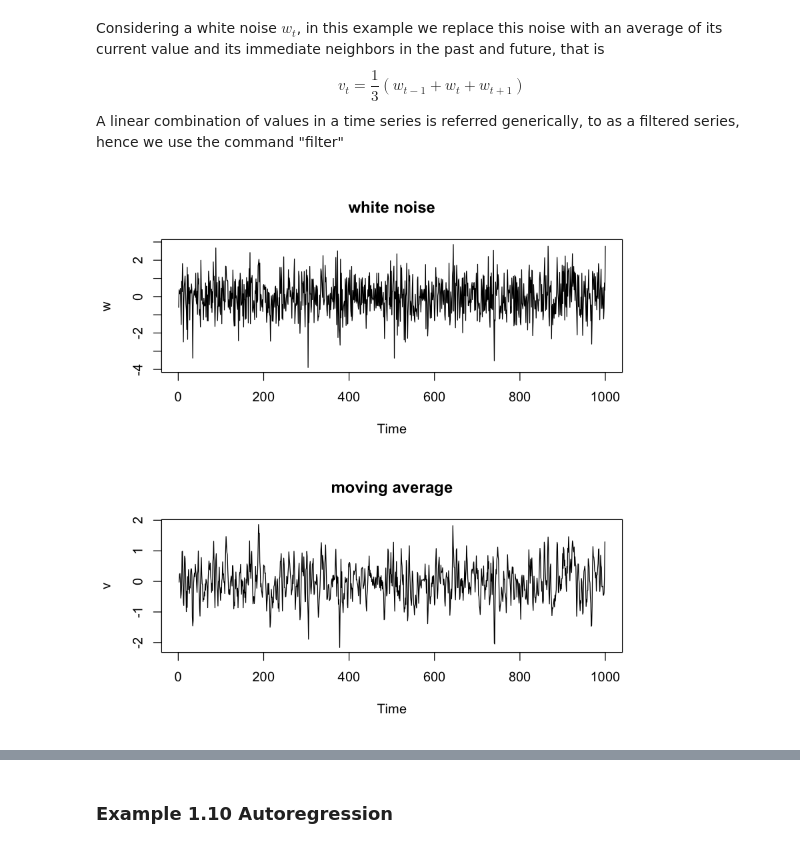
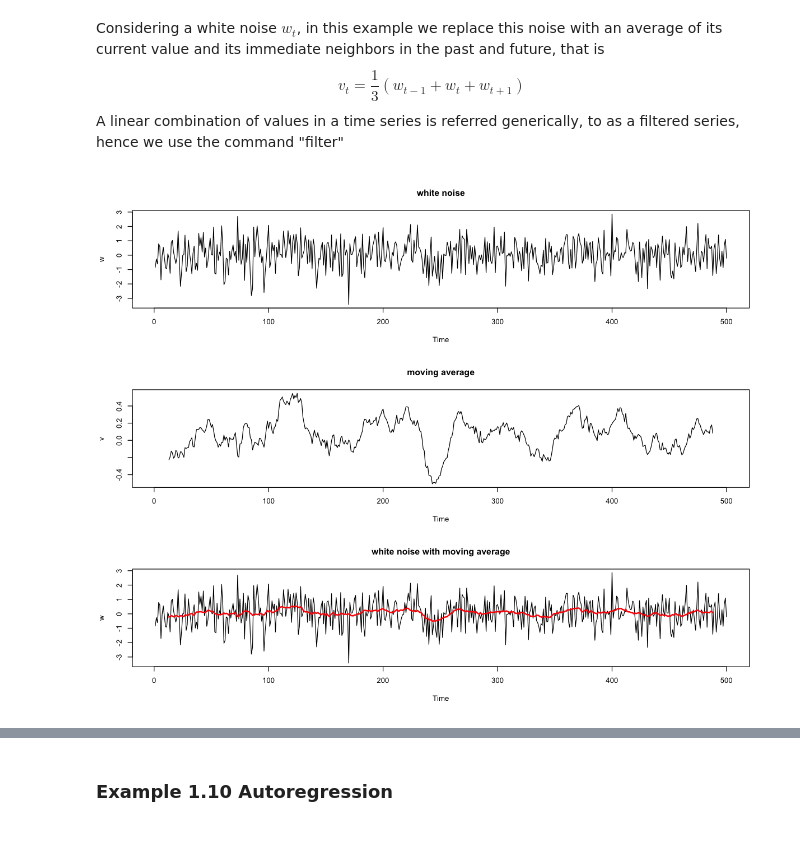
Before and after one commit to gdlunga/working, a Jupyter notebook: R/books/Time Series Analysis and Its Applications/notebooks/chapter_1.ipynb, the cells around one changed output, grey strips where cells are left out. Drawn from its saved outputs; the diff is of its cells as text; code cells hidden in the pictures.

```diff
--- a/R/books/Time Series Analysis and Its Applications/notebooks/chapter_1.ipynb
+++ b/R/books/Time Series Analysis and Its Applications/notebooks/chapter_1.ipynb
@@ -77,13 +81,18 @@ A linear combination of values in a time series is referred generically, to as a
 # %%
-w=rnorm(1000)
-v=filter(w,sides=2,filter=rep(1/3,3))
-par(mfrow=c(2,1))
+npoints = 500
+size    = 25
+
+w=rnorm(npoints)
+v=filter(w,sides=2,filter=rep(1/size,size))
+
+par(mfrow=c(3,1))
 plot.ts(w, main='white noise')
 plot.ts(v, main='moving average')
-
+plot.ts(w, main='white noise with moving average')
+lines(v, col='red', lwd=2)
 # Same computation of the previous example with an user defined function
 ma <- function(x,n=3){filter(x,rep(1/n,n), sides=2)}
 w=rnorm(1000)
 v=ma(w)
 # %% [output]
-[figure, old version]
+[figure, new version]
```
Also changed, not shown: parts of 34 cells of this notebook, 1 other file.
